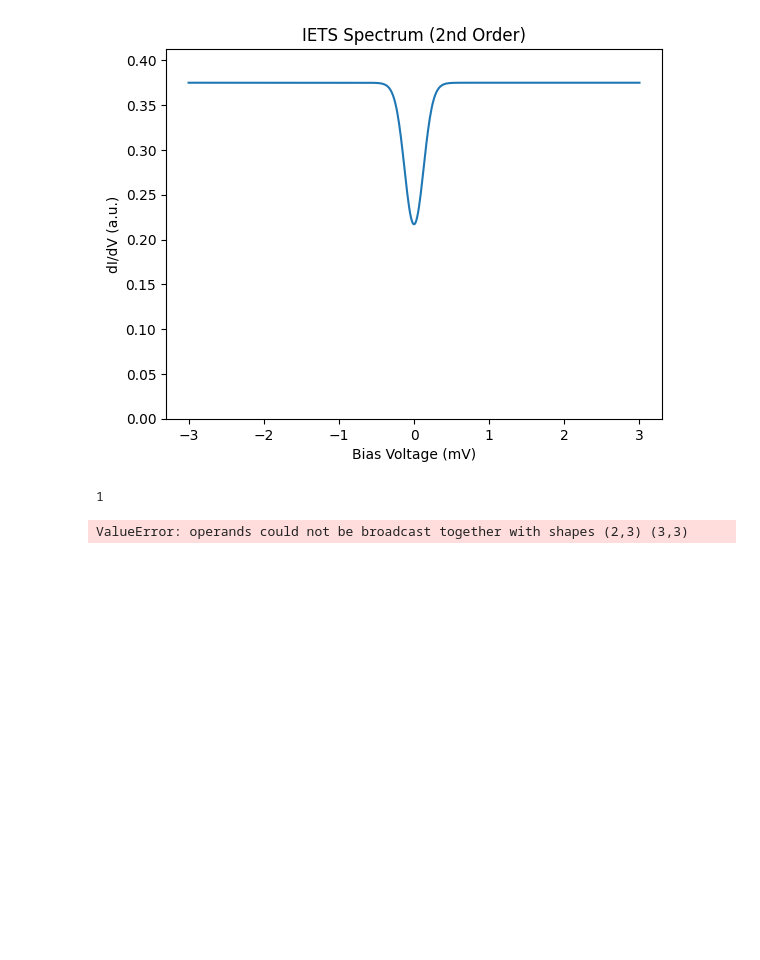
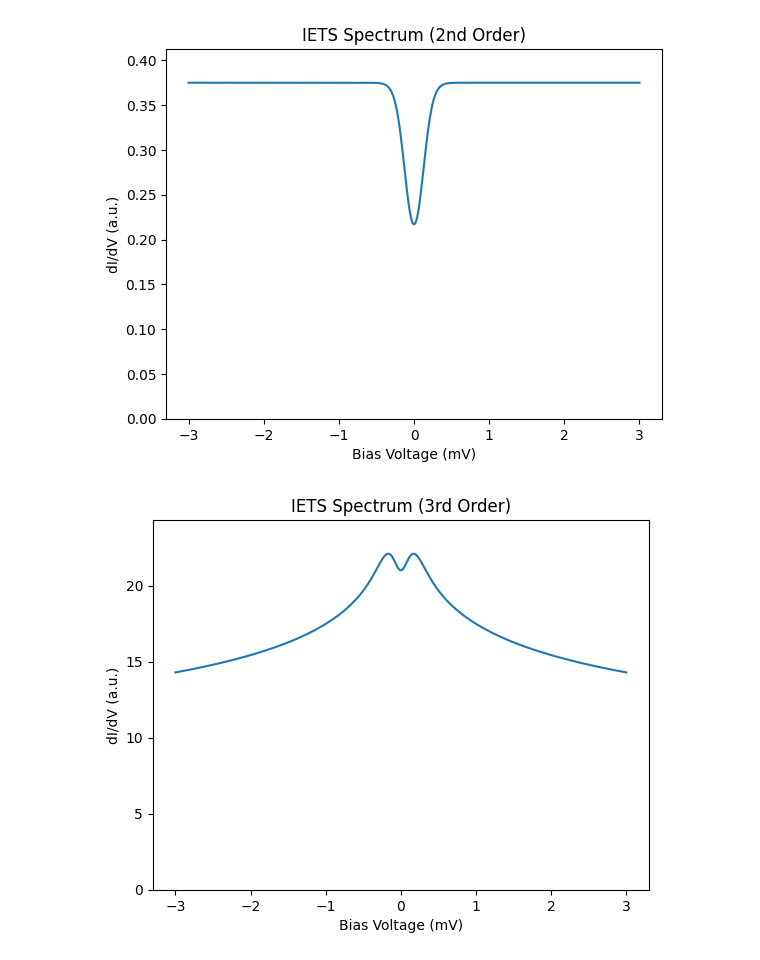
Before and after one commit to WillkeLab/Spinfinity, a Jupyter notebook: spinsimulation/test_3rdOrder.ipynb, the cells around one changed output. Saved outputs shown, nothing was run; the diff lists cells and outputs as text; code cells hidden in the pictures; blank space fills up the shorter version.

Commit message:
3rd order is now working for spins larger than 0.5

```diff
--- a/spinsimulation/test_3rdOrder.ipynb
+++ b/spinsimulation/test_3rdOrder.ipynb
@@ -62,36 +62,28 @@ V_array = np.linspace(-3, 3, 1000)  # Define the voltage range for the IETS calc
 # %%
 import calcBath as bath
 import calcdIdV3 as spec3
 
 from SpinSys import SpinSys
 import SpinHamiltonian as hamil
 import calcdIdV as dIdV
 import calcdIdV3 as dIdV3
 import calcESR as ESR
 import SpinVisualization as vis
 
-spinsys=SpinSys([0.5])
-spinsys.J=-0.04  # Set the Kondo coupling strength
+spinsys=SpinSys([3.5])
+spinsys.J=-0.2  # Set the Kondo coupling strength
 
 spinsys.T=0.5
 spinsys.ReadoutSpin=0 # Set the readout spin
 spinsys.TipPolarization=[0,0,0.0]
 spinsys.B=[0,0,1] # Magnetic field in Tesla
 hamil.calcEigEnergies(spinsys)
 # [x, y, z, u] = spec3.e_transport(spinsys)
 # print("Transport values:", x, y, z, u)
 
-# [x, y, z, u] = bath.calcTunnelingElectronMatrixElements(spinsys,scattertype='ss')
-# print("Transport values:", x, y, z, u)
-
-
-bath.calcPopulations(spinsys)
-
-
 
 # y = tunnelingBroadenedStepFunction(x_V)
 # y = fstep(x)
 vis.plotIETS(spinsys, Vrange=[-3, 3], N=1000, norm=False, order='3rd')
 # %% [output]
-1
-ValueError: operands could not be broadcast together with shapes (2,3) (3,3)
+[figure, added]
```
Also changed, not shown: parts of 1 cell of this notebook, 1 other file.
